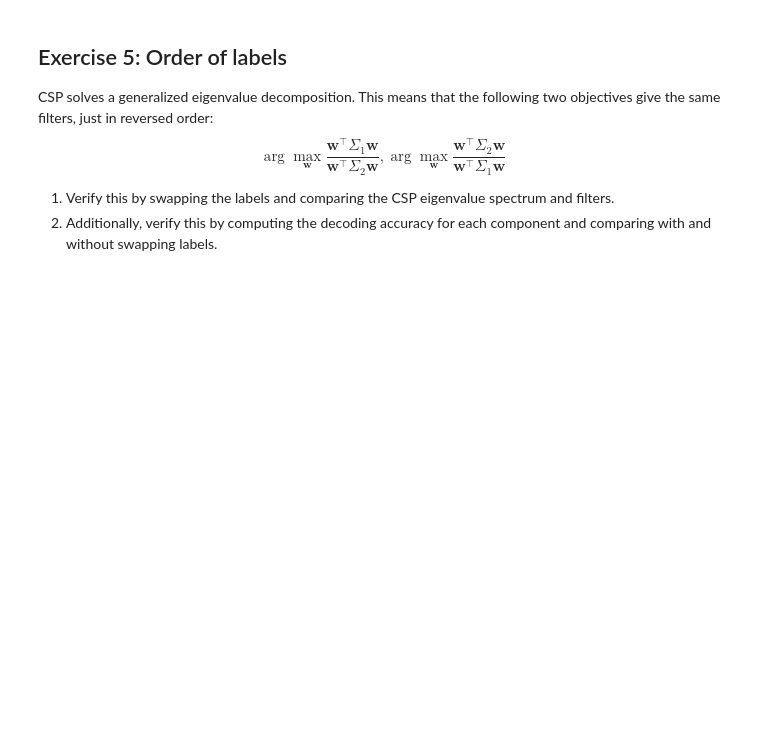
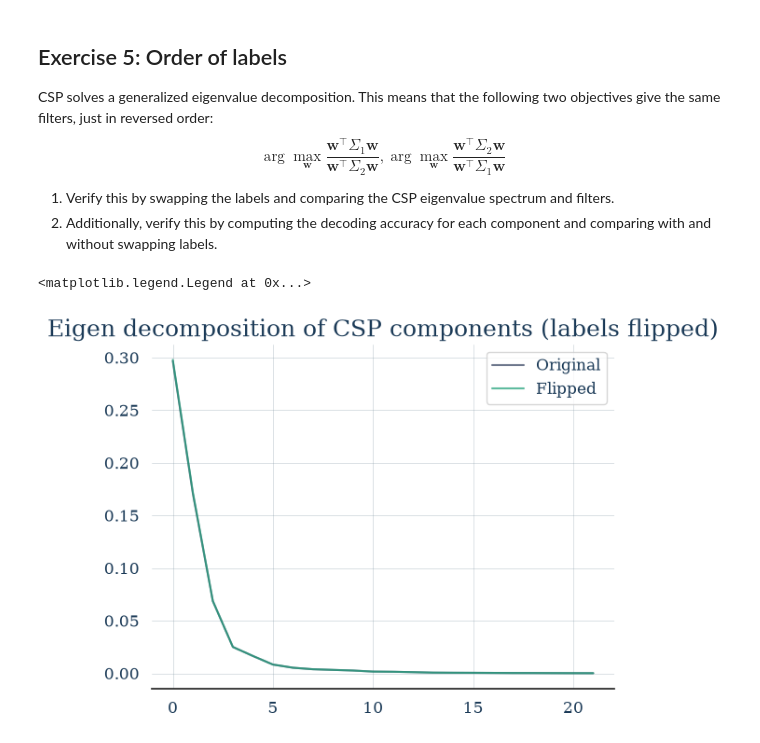
Before and after one commit to RobertvdLeeuw/nix-radboud, a Jupyter notebook: subjects/BCI/assignment_09_csp.ipynb, the cells around one changed output. Saved outputs shown, nothing was run; the diff lists cells and outputs as text; code cells hidden in the pictures; blank space fills up the shorter version.

```diff
--- a/subjects/BCI/assignment_09_csp.ipynb
+++ b/subjects/BCI/assignment_09_csp.ipynb
@@ -149,0 +157,10 @@ $$
+# %%
+csp_components_flipped, filters_flipped, patterns_flipped = fit_csp(data, 1 - labels)
+
+plt.plot(csp_components, label="Original", alpha=0.7)
+plt.plot(csp_components_flipped, label="Flipped", alpha=0.7)
+plt.title("Eigen decomposition of CSP components (labels flipped)")
+plt.legend()
+# %% [output]
+<matplotlib.legend.Legend at 0x...>
+[figure, added]
```
Also changed, not shown: parts of 7 cells of this notebook, 3 other files.
